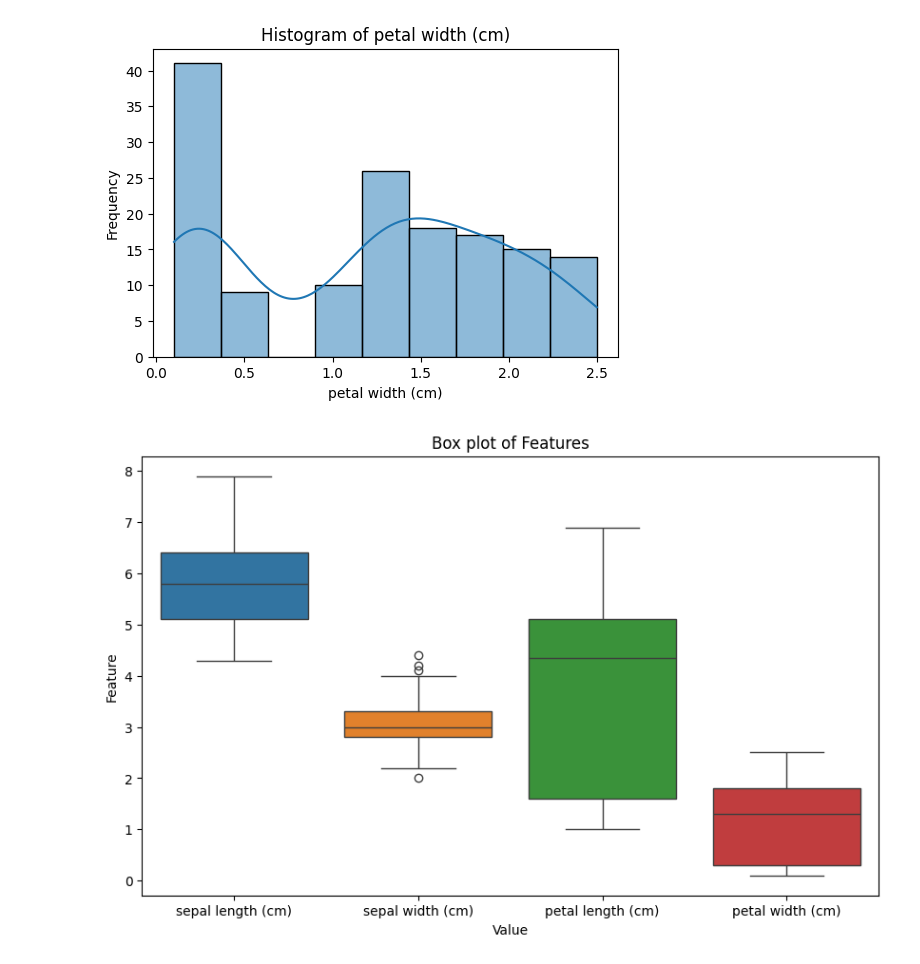
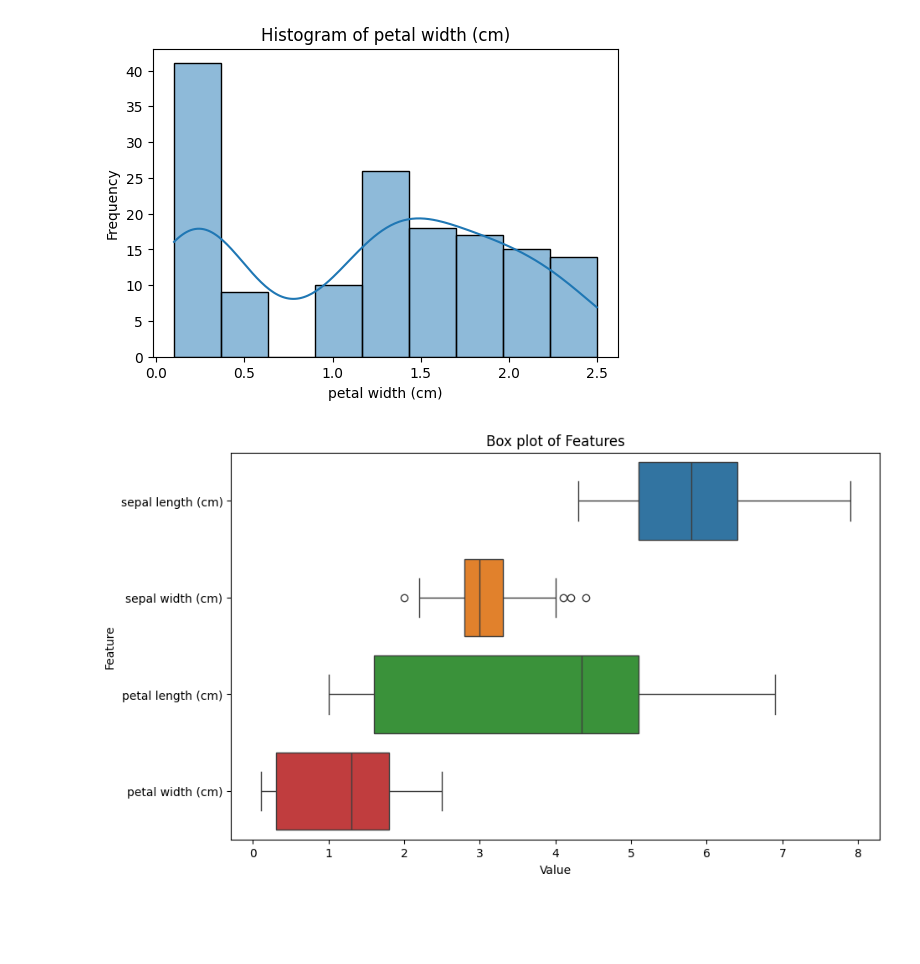
Before and after one commit to ApurvaK24/SPPU-Sem-6-Labs, a Jupyter notebook: DSBDAL/Practical10.ipynb, the cells around one changed output. Cells and saved outputs as stored; diff of their text form; code cells hidden in the pictures; blank space fills up the shorter version.

```diff
--- a/DSBDAL/Practical10.ipynb
+++ b/DSBDAL/Practical10.ipynb
@@ -84,10 +84,10 @@ for column in df.columns[:-1]:  # Exclude the target column
 [figure]
 # %%
 plt.figure(figsize=(10, 6))
-sns.boxplot(df.drop(columns='target'))
+sns.boxplot(df.drop(columns='target'),orient='h')
 plt.title("Box plot of Features")
 plt.xlabel("Value")
 plt.ylabel("Feature")
 plt.show()
 # %% [output]
-[figure, old version]
+[figure, new version]
```
Also changed, not shown: 2 other files.
